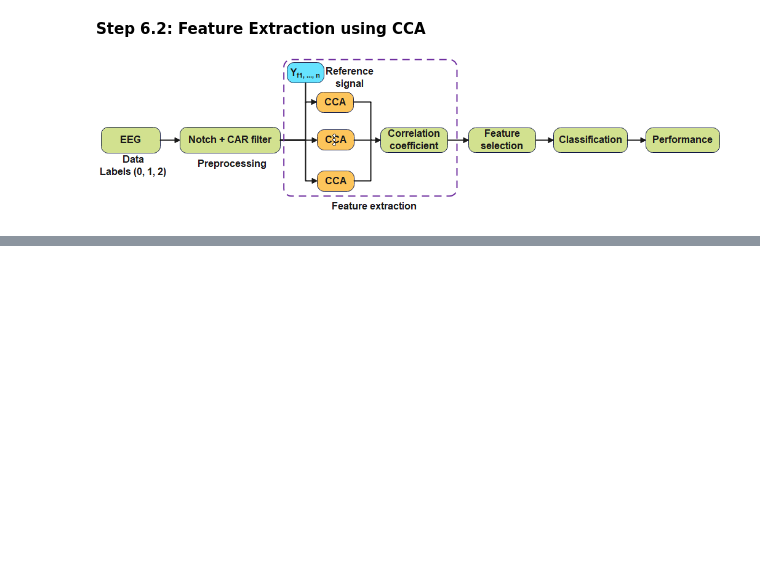
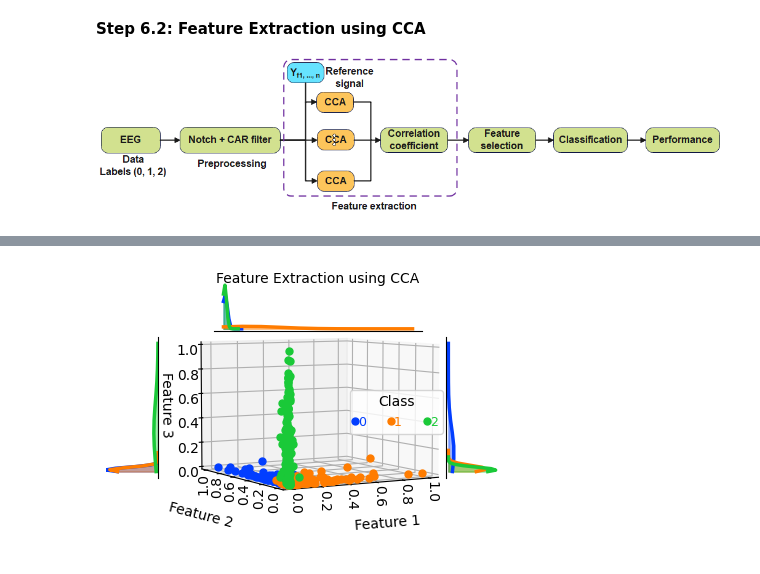
Before and after one commit to RezaSaadatyar/SSVEP-based-EEG-signal-processing, a Jupyter notebook: Code/Python/SSVEP.ipynb, the cells around one changed output, grey strips where cells are left out. Drawn from its saved outputs; the diff is of its cells as text; code cells hidden in the pictures; blank space fills up the shorter version.

```diff
--- a/Code/Python/SSVEP.ipynb
+++ b/Code/Python/SSVEP.ipynb
@@ -672,0 +630,6 @@ features1 = anova_feature_selection(features, labels, num_features)
+# %%
+num_features = 4
+features = anova_feature_selection(features, labels, num_features)
+Plot_features.plot_features(features, labels, title, location_legend=5, fig_size=(4, 3))
+# %% [output]
+[figure, added]
```
Also changed, not shown: parts of 3 cells of this notebook.
